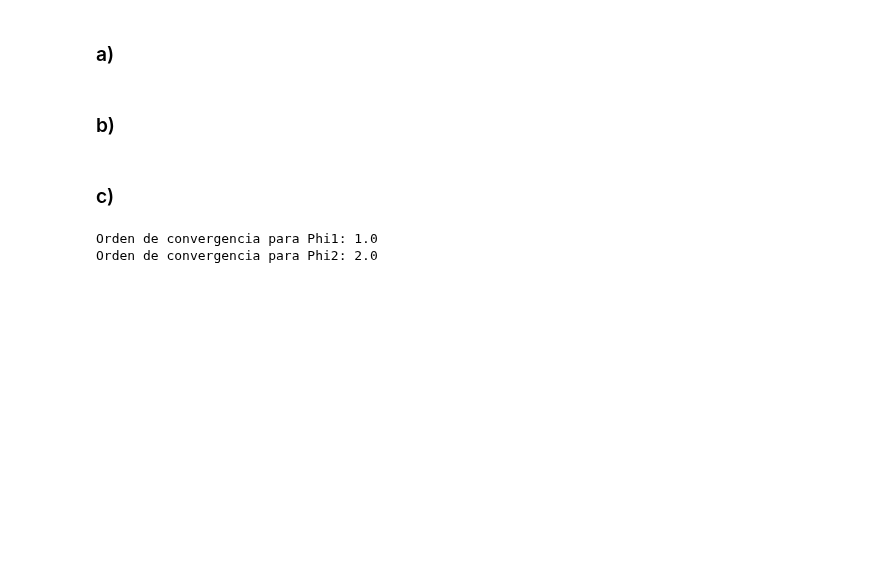
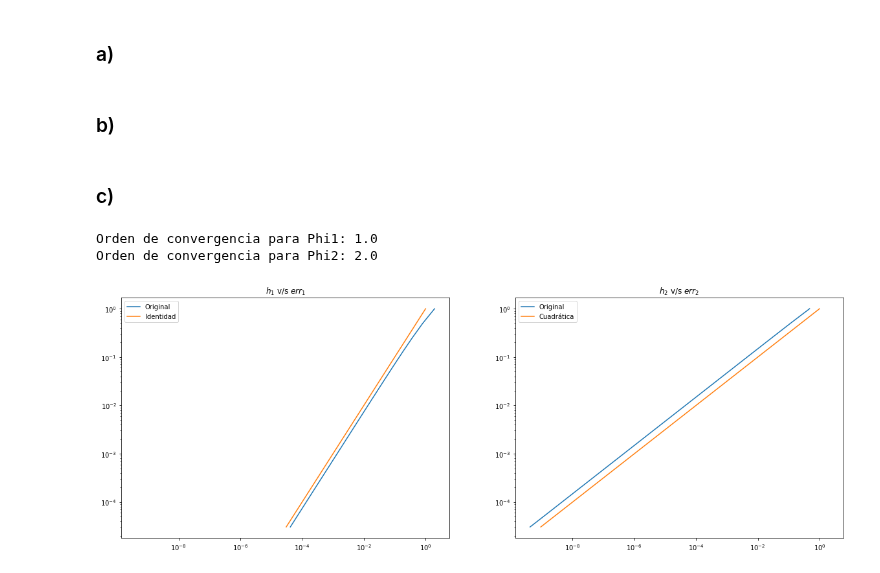
Before and after one commit to Konnits/Numerico_2, a Jupyter notebook: Proyecto/Pregunta 1.ipynb, the cells around one changed output. Saved outputs shown, nothing was run; the diff lists cells and outputs as text; code cells hidden in the pictures; blank space fills up the shorter version.

```diff
--- a/Proyecto/Pregunta 1.ipynb
+++ b/Proyecto/Pregunta 1.ipynb
@@ -42,4 +42,25 @@ print(f"Orden de convergencia para Phi1: {alpha_1r}\nOrden de convergencia para
 # %% [output]
 Orden de convergencia para Phi1: 1.0
 Orden de convergencia para Phi2: 2.0
+# %%
+X_1 = np.linspace(min(h_1**alpha_1r), max(h_1**alpha_1r), 15)
+X_2 = np.linspace(min(h_1**alpha_2r), max(h_1**alpha_2r), 15)
+
+f_1 = lambda x: x
+f_2 = lambda x: x**0.5
+
+fig = plt.figure(figsize = (20,15))
+ax1 = fig.add_subplot(2, 2, 1)
+ax2 = fig.add_subplot(2, 2, 2, sharex = ax1, sharey = ax1)
+ax1.loglog(err_1, h_1)
+ax1.loglog(X_1, f_1(X_1), label = "Identidad")
+ax2.loglog(err_2, h_2)
+ax2.loglog(X_2, f_2(X_2), label = "Cuadrática")
+ax1.set_title("$h_1$ v/s $err_1$")
+ax2.set_title("$h_2$ v/s $err_2$")
+ax1.legend(["Original", "Identidad"])
+ax2.legend(["Original", "Cuadrática"])
+plt.show()
+# %% [output]
+[figure, added]
 # %%
```
Also changed, not shown: parts of 3 cells of this notebook.
